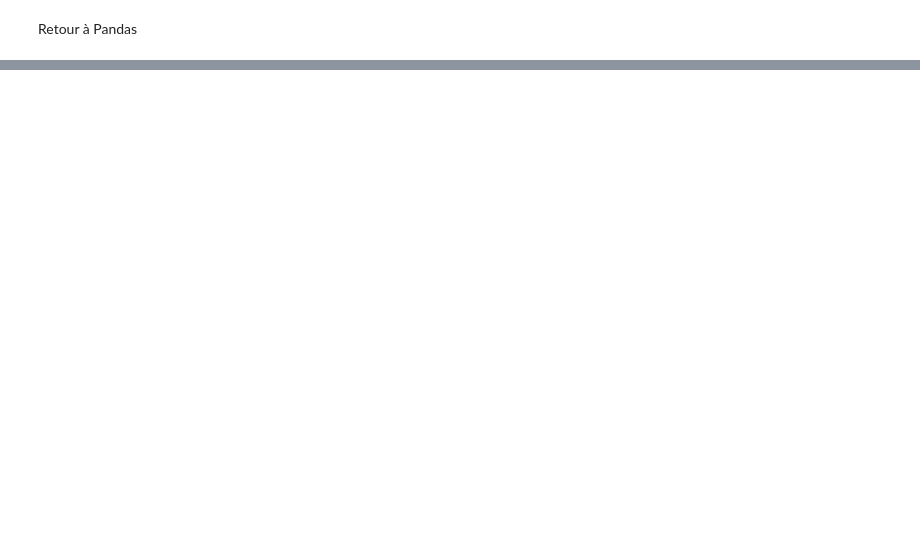
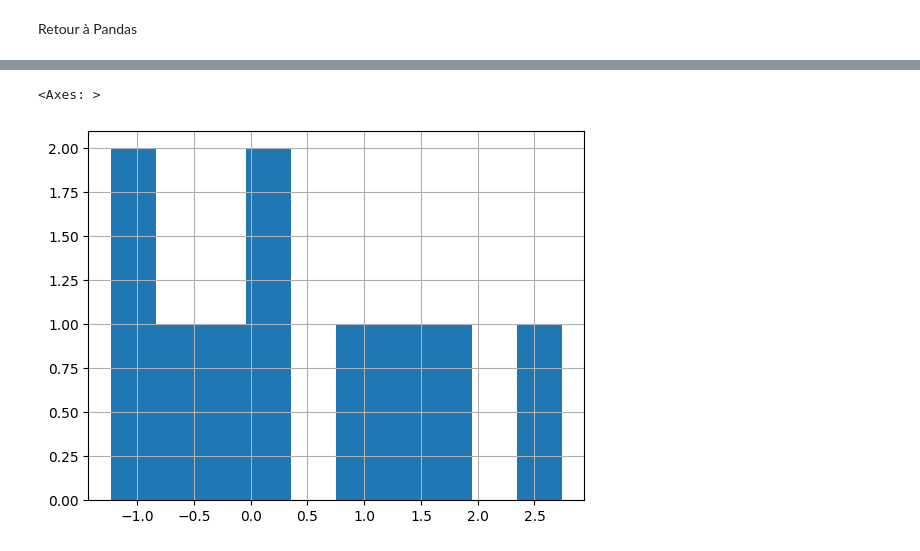
Before and after one commit to Romain-DE/ensae-python-int, a Jupyter notebook: 5_Data_Visualisation/1_matplotlib.ipynb, the cells around one changed output, grey strips where cells are left out. Drawn from its saved outputs; the diff is of its cells as text; code cells hidden in the pictures; blank space fills up the shorter version.

```diff
--- a/5_Data_Visualisation/1_matplotlib.ipynb
+++ b/5_Data_Visualisation/1_matplotlib.ipynb
@@ -70,2 +99,7 @@ df.plot()
+# %%
+df["A"].hist()
+# %% [output]
+<Axes: >
+[figure, added]
 # %%
 # bar plot d'un DataFrame
```
Also changed, not shown: parts of 16 cells of this notebook, 16 other files.
